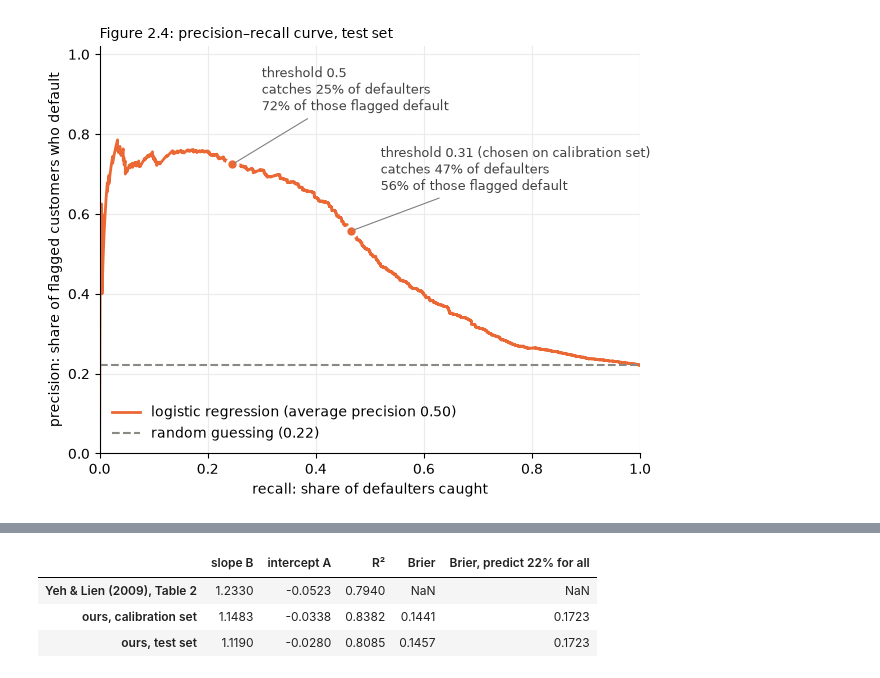
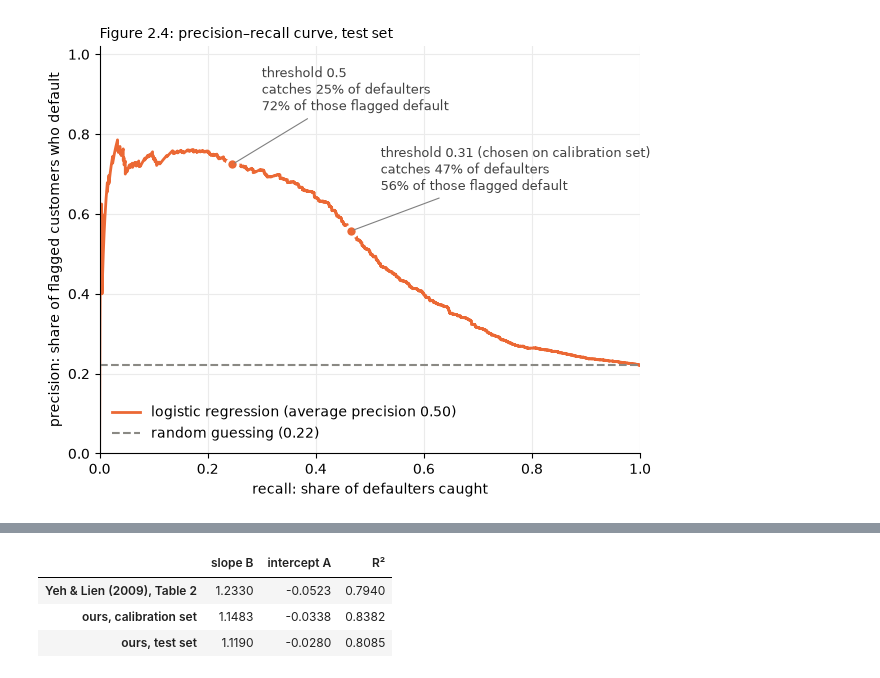
Before and after one commit to Oscar339/dst-sprint0, a Jupyter notebook: report/02-YehLien.ipynb, the cells around one changed output, grey strips where cells are left out. Drawn from its saved outputs; the diff is of its cells as text; code cells hidden in the pictures.

```diff
--- a/report/02-YehLien.ipynb
+++ b/report/02-YehLien.ipynb
@@ -510,37 +485,30 @@ As planned in step 0, the check is done on the **calibration** set. The test
 set is shown alongside for comparison.
 # %%
-from sklearn.calibration import calibration_curve
-from sklearn.metrics import brier_score_loss
-
 def ssm(y_true, p, n=50):
     """Yeh & Lien's Sorting Smoothing Method: sort by p, then a moving average of the
     outcomes over 2n+1 customers. Returns (predicted p, estimated real p), full windows only."""
     order = np.argsort(p, kind="stable")
     p_sorted, y_sorted = p[order], np.asarray(y_true)[order]
     window = 2 * n + 1
     real = np.convolve(y_sorted, np.ones(window) / window, mode="valid")
     return p_sorted[n:len(p_sorted) - n], real
 
 def ssm_line(y_true, p, n=50):
     """Fit real = A + B * predicted, as in the paper's Table 2."""
     pred, real = ssm(y_true, p, n)
     B, A = np.polyfit(pred, real, 1)                  # polyfit returns the slope first
     return {"slope B": B, "intercept A": A, "R²": np.corrcoef(pred, real)[0, 1] ** 2}
 
-def brier(y_true, p):
-    return {"Brier": brier_score_loss(y_true, p),
-            "Brier, predict 22% for all": brier_score_loss(y_true, np.full(len(y_true), y_train.mean()))}
-
 pd.DataFrame({
     "Yeh & Lien (2009), Table 2": {"slope B": 1.233, "intercept A": -0.0523, "R²": 0.794},
-    "ours, calibration set":      {**ssm_line(y_cal, p_cal_paper), **brier(y_cal, p_cal_paper)},
-    "ours, test set":             {**ssm_line(y_test, p_test),     **brier(y_test, p_test)},
+    "ours, calibration set":      ssm_line(y_cal, p_cal_paper),
+    "ours, test set":             ssm_line(y_test, p_test),
 }).T.round(4)
 # %% [output]
-|  | slope B | intercept A | R² | Brier | Brier, predict 22% for all |
-| Yeh & Lien (2009), Table 2 | 1.2330 | -0.0523 | 0.7940 | NaN | NaN |
-| ours, calibration set | 1.1483 | -0.0338 | 0.8382 | 0.1441 | 0.1723 |
-| ours, test set | 1.1190 | -0.0280 | 0.8085 | 0.1457 | 0.1723 |
+|  | slope B | intercept A | R² |
+| Yeh & Lien (2009), Table 2 | 1.2330 | -0.0523 | 0.7940 |
+| ours, calibration set | 1.1483 | -0.0338 | 0.8382 |
+| ours, test set | 1.1190 | -0.0280 | 0.8085 |
 # %%
 pred, real = ssm(y_cal, p_cal_paper)
 line = ssm_line(y_cal, p_cal_paper)
```
Also changed, not shown: parts of 15 cells of this notebook, 1 other file.
